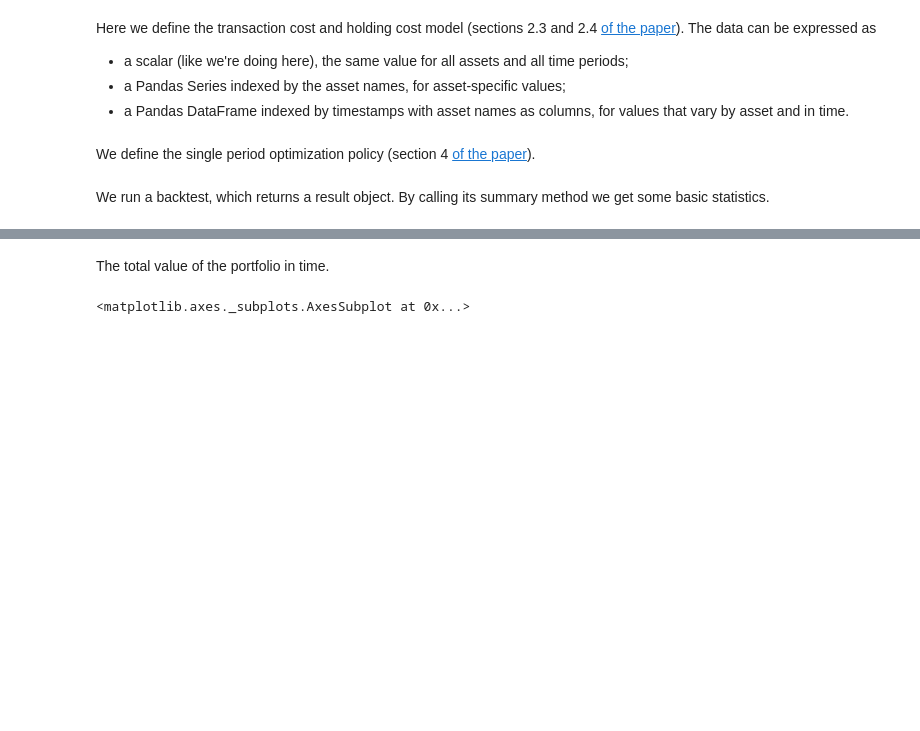
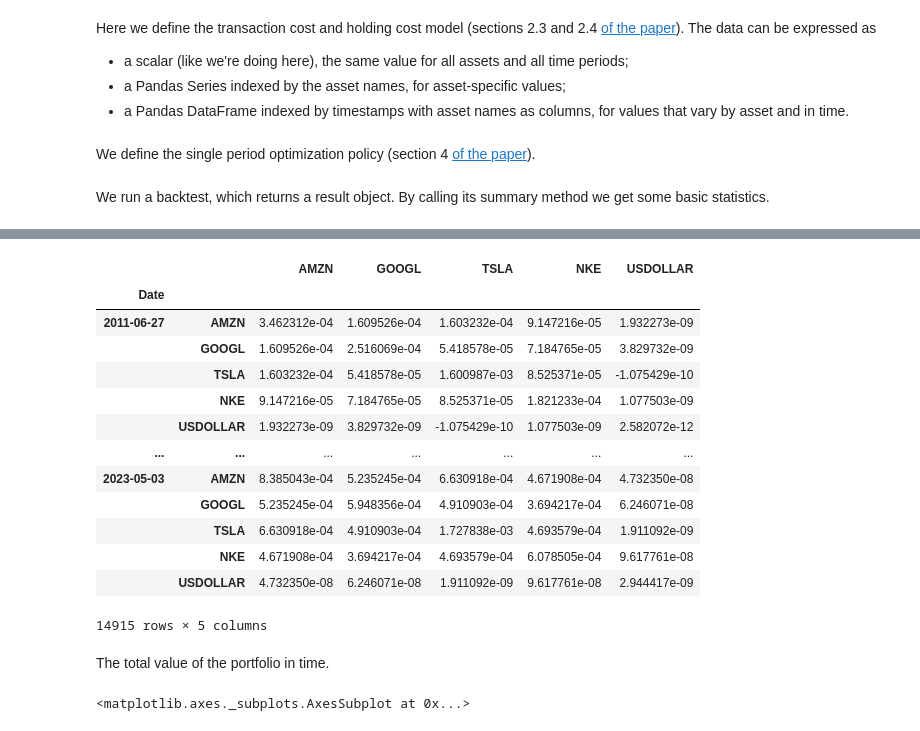
Before and after one commit to cvxgrp/cvxportfolio, a Jupyter notebook: examples/HelloWorld.ipynb, the cells around one changed output, grey strips where cells are left out. Cells and saved outputs as stored; diff of their text form; code cells hidden in the pictures; blank space fills up the shorter version.

```diff
--- a/examples/HelloWorld.ipynb
+++ b/examples/HelloWorld.ipynb
@@ -86,3 +106,20 @@ Average simulator time (sec)                  0.003
+# %%
+cp.values_in_time(Sigma_hat, '2022-01-03')
+# %% [output]
+|  |  | AMZN | GOOGL | TSLA | NKE | USDOLLAR |
+| Date |  |  |  |  |  |  |
+| 2011-06-27 | AMZN | 3.462312e-04 | 1.609526e-04 | 1.603232e-04 | 9.147216e-05 | 1.932273e-09 |
+|  | GOOGL | 1.609526e-04 | 2.516069e-04 | 5.418578e-05 | 7.184765e-05 | 3.829732e-09 |
+|  | TSLA | 1.603232e-04 | 5.418578e-05 | 1.600987e-03 | 8.525371e-05 | -1.075429e-10 |
+|  | NKE | 9.147216e-05 | 7.184765e-05 | 8.525371e-05 | 1.821233e-04 | 1.077503e-09 |
+|  | USDOLLAR | 1.932273e-09 | 3.829732e-09 | -1.075429e-10 | 1.077503e-09 | 2.582072e-12 |
+| ... | ... | ... | ... | ... | ... | ... |
+| 2023-05-03 | AMZN | 8.385043e-04 | 5.235245e-04 | 6.630918e-04 | 4.671908e-04 | 4.732350e-08 |
+|  | GOOGL | 5.235245e-04 | 5.948356e-04 | 4.910903e-04 | 3.694217e-04 | 6.246071e-08 |
+|  | TSLA | 6.630918e-04 | 4.910903e-04 | 1.727838e-03 | 4.693579e-04 | 1.911092e-09 |
+|  | NKE | 4.671908e-04 | 3.694217e-04 | 4.693579e-04 | 6.078505e-04 | 9.617761e-08 |
+|  | USDOLLAR | 4.732350e-08 | 6.246071e-08 | 1.911092e-09 | 9.617761e-08 | 2.944417e-09 |
+14915 rows × 5 columns
 # %% [markdown]
 The total value of the portfolio in time.
 # %%
```
Also changed, not shown: parts of 8 cells of this notebook, 1 other file.
